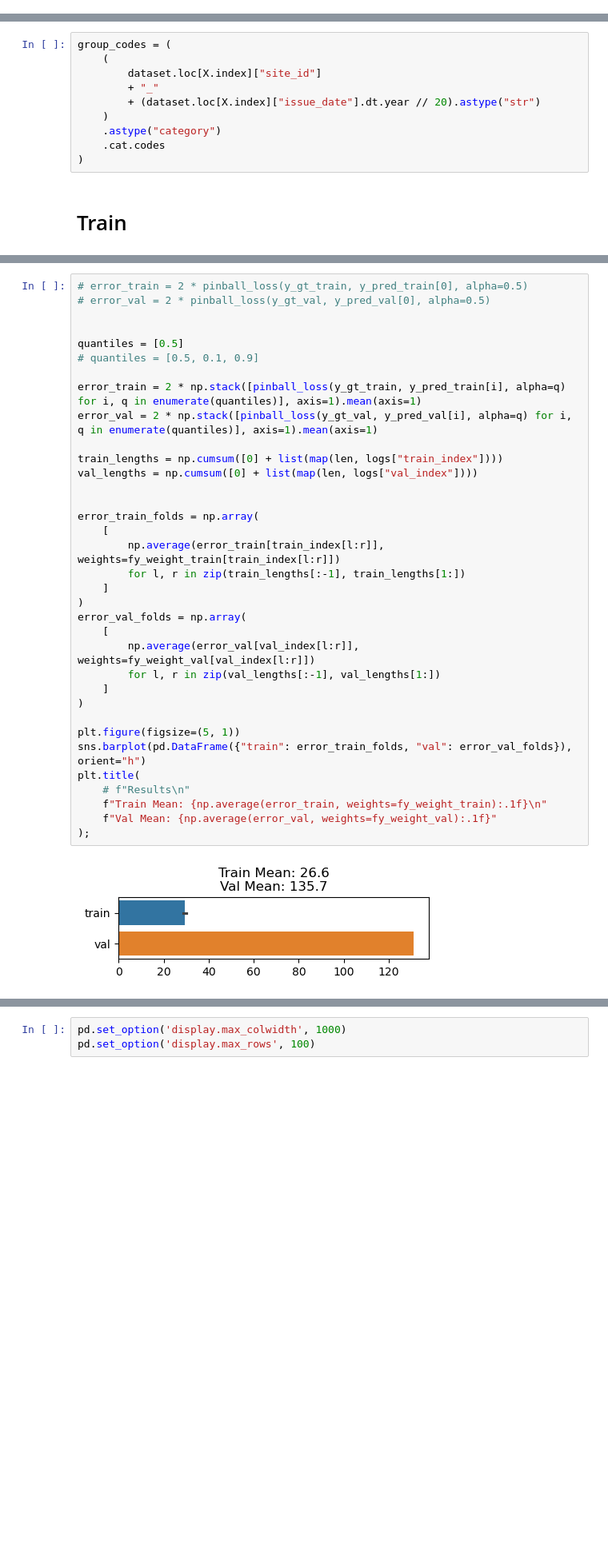
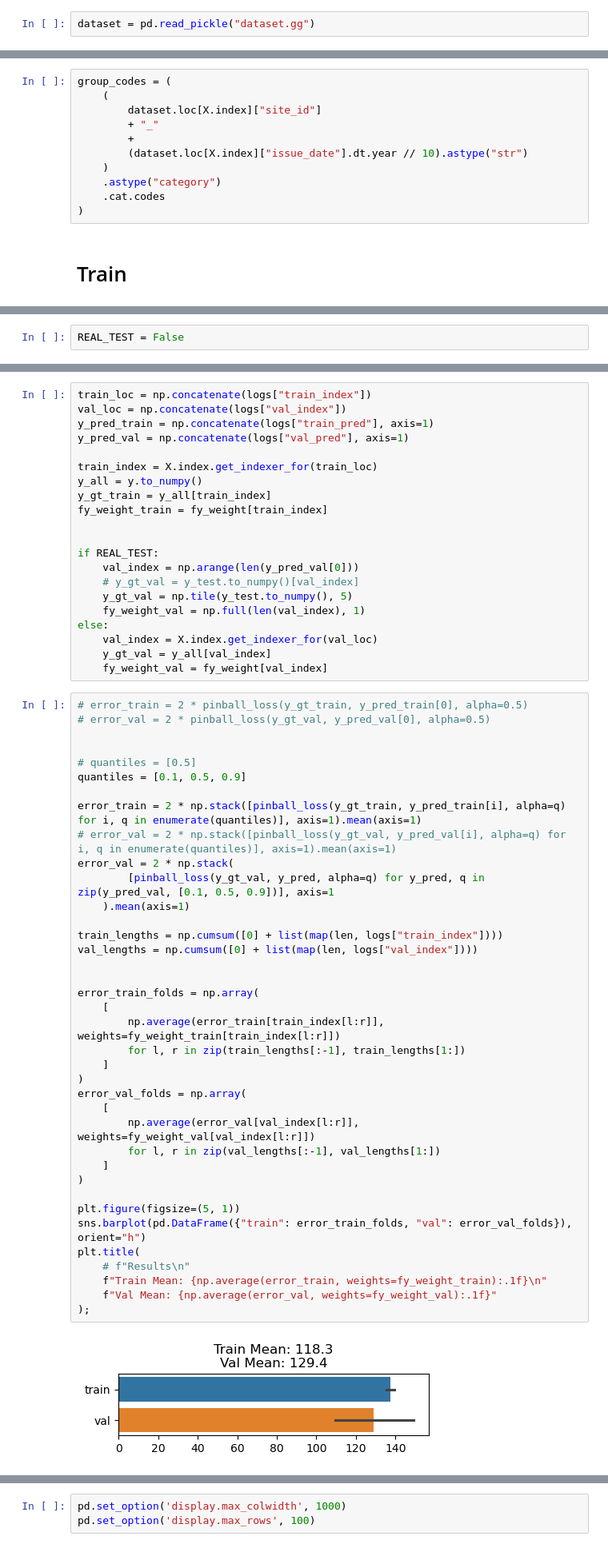
Before and after one commit to nsarang/water-supply-forecast-rodeo, a Jupyter notebook: core/MVP.ipynb, the cells around one changed output, grey strips where cells are left out. Shown at 80% size. Drawn from its saved outputs; the diff is of its cells as text; blank space fills up the shorter version.

```diff
--- a/core/MVP.ipynb
+++ b/core/MVP.ipynb
@@ -177,3 +247,5 @@ SOI
+# %%
+dataset = pd.read_pickle("dataset.gg")
 # %%
 import xgboost as xgb
 import lightgbm as lgb
@@ -283,7 +481,8 @@ group_codes = (
     (
         dataset.loc[X.index]["site_id"]
         + "_"
-        + (dataset.loc[X.index]["issue_date"].dt.year // 20).astype("str")
+        +
+        (dataset.loc[X.index]["issue_date"].dt.year // 10).astype("str")
     )
     .astype("category")
     .cat.codes
@@ -314,3 +512,5 @@ default_model_params = dict(
     feature_weights=feature_weights,
     silent=True,
 )
+# %%
+REAL_TEST = False
@@ -388,37 +983,61 @@ fy_weight_val = np.full(len(val_index), 1)
+# %%
+train_loc = np.concatenate(logs["train_index"])
+val_loc = np.concatenate(logs["val_index"])
+y_pred_train = np.concatenate(logs["train_pred"], axis=1)
+y_pred_val = np.concatenate(logs["val_pred"], axis=1)
+
+train_index = X.index.get_indexer_for(train_loc)
+y_all = y.to_numpy()
+y_gt_train = y_all[train_index]
+fy_weight_train = fy_weight[train_index]
+
+
+if REAL_TEST:
+    val_index = np.arange(len(y_pred_val[0]))
+    # y_gt_val = y_test.to_numpy()[val_index]
+    y_gt_val = np.tile(y_test.to_numpy(), 5)
+    fy_weight_val = np.full(len(val_index), 1)
+else:
+    val_index = X.index.get_indexer_for(val_loc)
+    y_gt_val = y_all[val_index]
+    fy_weight_val = fy_weight[val_index]
 # %%
 # error_train = 2 * pinball_loss(y_gt_train, y_pred_train[0], alpha=0.5)
 # error_val = 2 * pinball_loss(y_gt_val, y_pred_val[0], alpha=0.5)
 
 
-quantiles = [0.5]
-# quantiles = [0.5, 0.1, 0.9]
+# quantiles = [0.5]
+quantiles = [0.1, 0.5, 0.9]
 
 error_train = 2 * np.stack([pinball_loss(y_gt_train, y_pred_train[i], alpha=q) for i, q in enumerate(quantiles)], axis=1).mean(axis=1)
-error_val = 2 * np.stack([pinball_loss(y_gt_val, y_pred_val[i], alpha=q) for i, q in enumerate(quantiles)], axis=1).mean(axis=1)
+# error_val = 2 * np.stack([pinball_loss(y_gt_val, y_pred_val[i], alpha=q) for i, q in enumerate(quantiles)], axis=1).mean(axis=1)
+error_val = 2 * np.stack(
+        [pinball_loss(y_gt_val, y_pred, alpha=q) for y_pred, q in zip(y_pred_val, [0.1, 0.5, 0.9])], axis=1
+    ).mean(axis=1)
 
 train_lengths = np.cumsum([0] + list(map(len, logs["train_index"])))
 val_lengths = np.cumsum([0] + list(map(len, logs["val_index"])))
 
 
 error_train_folds = np.array(
     [
         np.average(error_train[train_index[l:r]], weights=fy_weight_train[train_index[l:r]])
         for l, r in zip(train_lengths[:-1], train_lengths[1:])
     ]
 )
 error_val_folds = np.array(
     [
         np.average(error_val[val_index[l:r]], weights=fy_weight_val[val_index[l:r]])
         for l, r in zip(val_lengths[:-1], val_lengths[1:])
     ]
 )
 
 plt.figure(figsize=(5, 1))
 sns.barplot(pd.DataFrame({"train": error_train_folds, "val": error_val_folds}), orient="h")
 plt.title(
     # f"Results\n"
     f"Train Mean: {np.average(error_train, weights=fy_weight_train):.1f}\n"
     f"Val Mean: {np.average(error_val, weights=fy_weight_val):.1f}"
 );
 # %% [output]
-[figure, old version]
+[figure, new version]
```
Also changed, not shown: parts of 71 cells of this notebook, 11 other files.
